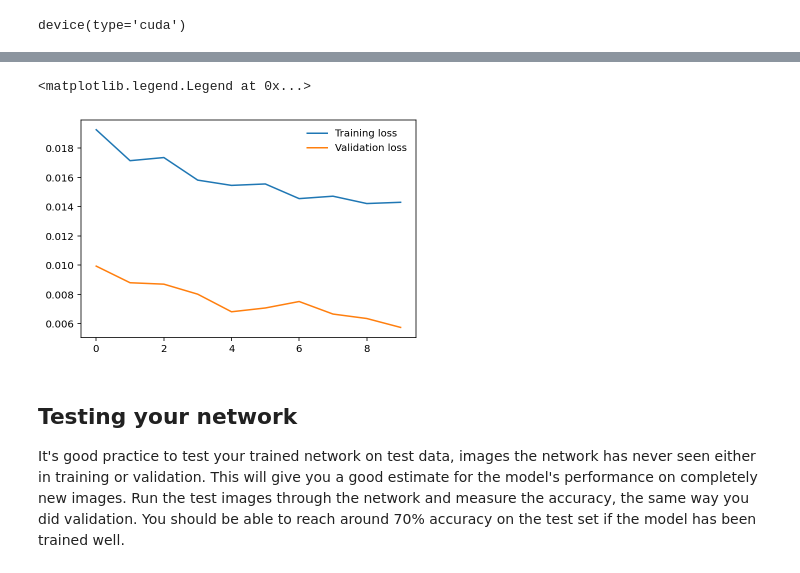
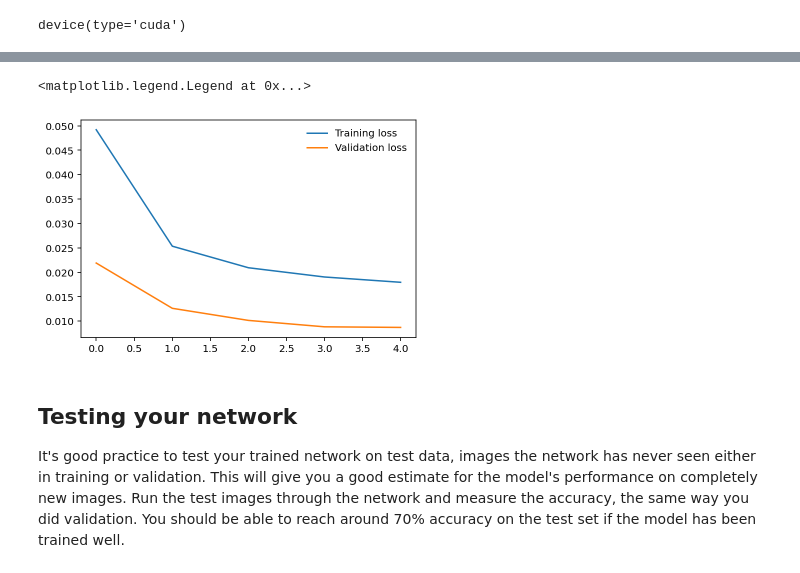
Before and after one commit to MartasBee/udacity_AIPND_project, a Jupyter notebook: Image Classifier Project.ipynb, the cells around one changed output, grey strips where cells are left out. Saved outputs shown, nothing was run; the diff lists cells and outputs as text; code cells hidden in the pictures.

```diff
--- a/Image Classifier Project.ipynb
+++ b/Image Classifier Project.ipynb
@@ -175,7 +193,7 @@ device(type='cuda')
 model.to(device)
 
 # setup learning params
-epochs = 10
+epochs = 5
 steps = 0
 running_loss = 0
 validation_step = 10
@@ -229,7 +247,7 @@ for epoch in range(epochs):
                     accuracy += torch.mean(equals.type(torch.FloatTensor)).item()
 
             print("Epoch {:>2}/{:>2}.. ".format(epoch+1, epochs),
-                  "Processed images {:>4}".format(steps*64),
+                  "Processed images {:>4}.. ".format(steps*64),
                   "Train loss: {:.3f}.. ".format(running_loss/validation_step),
                   "Valid loss: {:.3f}.. ".format(test_loss/len(valid_dataloader)),
                   "Valid accuracy: {:.3f}".format(accuracy/len(valid_dataloader)))
@@ -302,6 +320,6 @@ Epoch 10/10..  Train Loss: 0.014..  Valid Loss: 0.006..  Valid Accuracy: 0.897
 ===============================================================================
 <matplotlib.legend.Legend at 0x...>
-[figure, old version]
+[figure, new version]
 # %% [markdown]
 ## Testing your network
 
```
Also changed, not shown: parts of 10 cells of this notebook.
